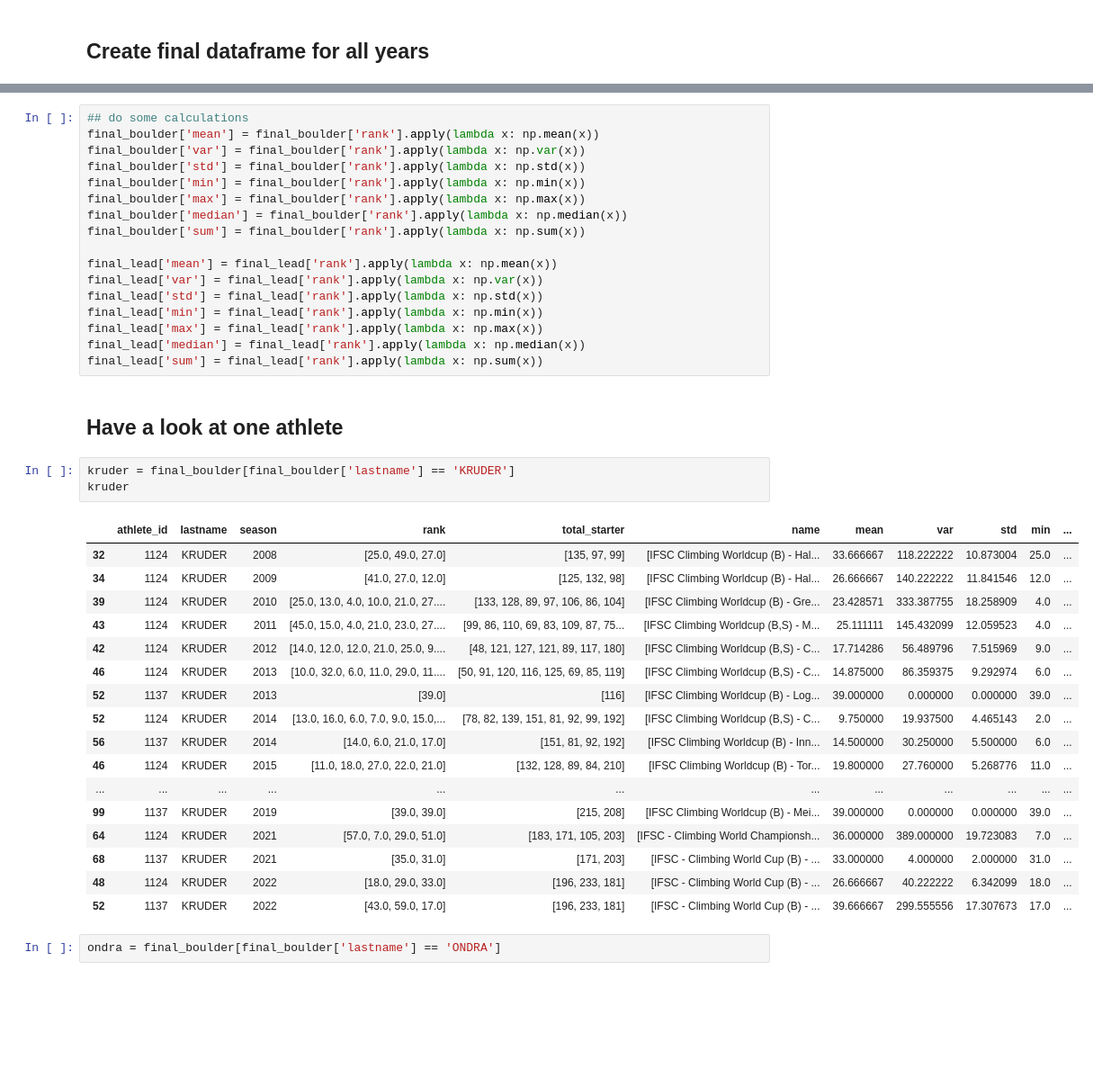
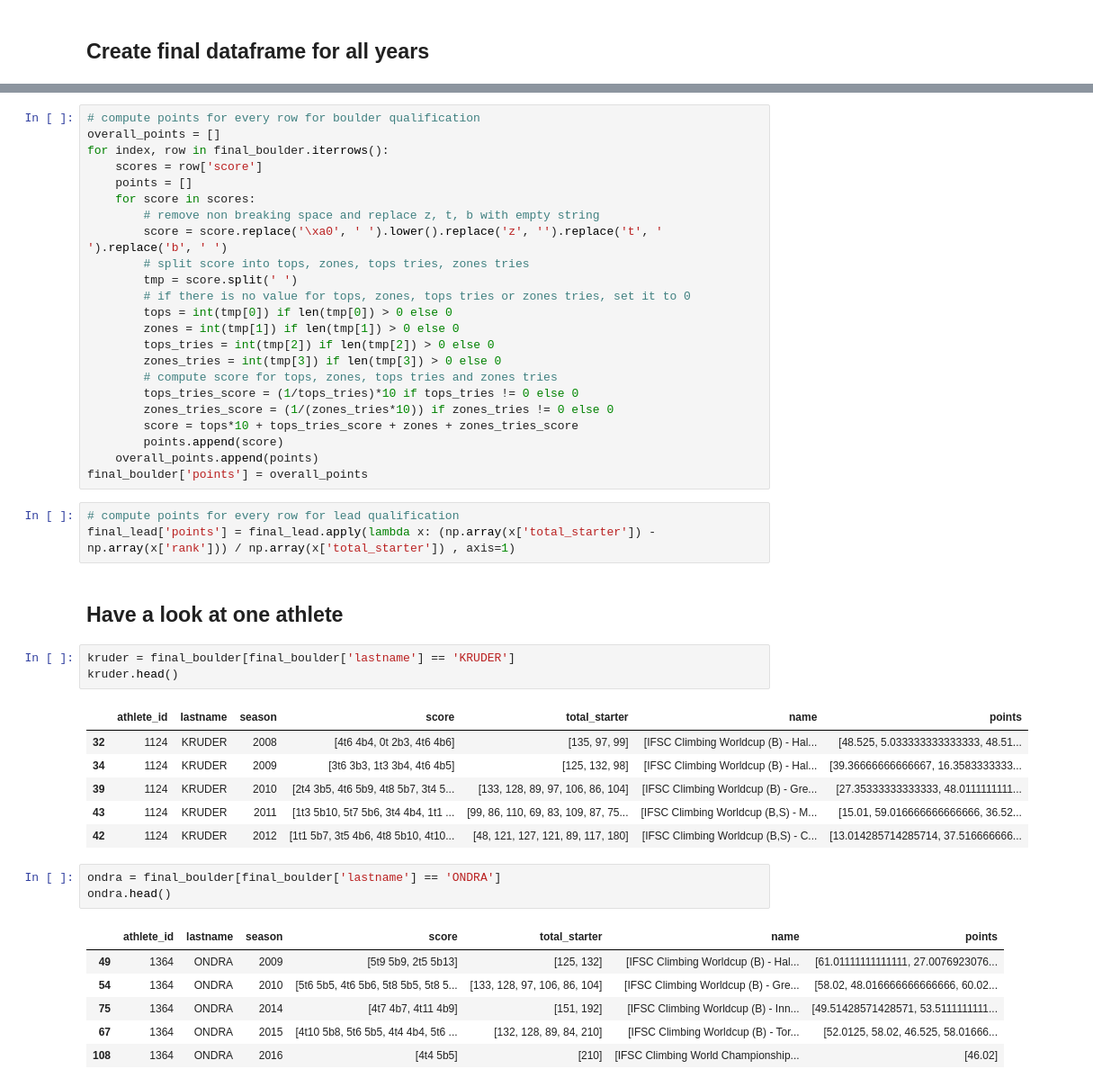
Before and after one commit to unicorne/luck_vs_skill, a Jupyter notebook: data/climbing.ipynb, the cells around one changed output, grey strips where cells are left out. Shown: that part at 90% size. Cells and saved outputs as stored; diff of their text form; blank space fills up the shorter version.

Commit message:
Bouldering with scores instead with ranks

```diff
--- a/data/climbing.ipynb
+++ b/data/climbing.ipynb
@@ -228,44 +174,50 @@ See the caveats in the documentation: https://pandas.pydata.org/pandas-docs/stab
-# %%
-## do some calculations
-final_boulder['mean'] = final_boulder['rank'].apply(lambda x: np.mean(x))
-final_boulder['var'] = final_boulder['rank'].apply(lambda x: np.var(x))
-final_boulder['std'] = final_boulder['rank'].apply(lambda x: np.std(x))
-final_boulder['min'] = final_boulder['rank'].apply(lambda x: np.min(x))
-final_boulder['max'] = final_boulder['rank'].apply(lambda x: np.max(x))
-final_boulder['median'] = final_boulder['rank'].apply(lambda x: np.median(x))
-final_boulder['sum'] = final_boulder['rank'].apply(lambda x: np.sum(x))
-
-final_lead['mean'] = final_lead['rank'].apply(lambda x: np.mean(x))
-final_lead['var'] = final_lead['rank'].apply(lambda x: np.var(x))
-final_lead['std'] = final_lead['rank'].apply(lambda x: np.std(x))
-final_lead['min'] = final_lead['rank'].apply(lambda x: np.min(x))
-final_lead['max'] = final_lead['rank'].apply(lambda x: np.max(x))
-final_lead['median'] = final_lead['rank'].apply(lambda x: np.median(x))
-final_lead['sum'] = final_lead['rank'].apply(lambda x: np.sum(x))
+# %%
+# compute points for every row for boulder qualification
+overall_points = []
+for index, row in final_boulder.iterrows():
+    scores = row['score']
+    points = []
+    for score in scores:
+        # remove non breaking space and replace z, t, b with empty string
+        score = score.replace('\xa0', ' ').lower().replace('z', '').replace('t', ' ').replace('b', ' ')
+        # split score into tops, zones, tops tries, zones tries
+        tmp = score.split(' ')
+        # if there is no value for tops, zones, tops tries or zones tries, set it to 0
+        tops = int(tmp[0]) if len(tmp[0]) > 0 else 0
+        zones = int(tmp[1]) if len(tmp[1]) > 0 else 0
+        tops_tries = int(tmp[2]) if len(tmp[2]) > 0 else 0
+        zones_tries = int(tmp[3]) if len(tmp[3]) > 0 else 0
+        # compute score for tops, zones, tops tries and zones tries
+        tops_tries_score = (1/tops_tries)*10 if tops_tries != 0 else 0
+        zones_tries_score = (1/(zones_tries*10)) if zones_tries != 0 else 0
+        score = tops*10 + tops_tries_score + zones + zones_tries_score
+        points.append(score)
+    overall_points.append(points)
+final_boulder['points'] = overall_points
+# %%
+# compute points for every row for lead qualification
+final_lead['points'] = final_lead.apply(lambda x: (np.array(x['total_starter']) - np.array(x['rank'])) / np.array(x['total_starter']) , axis=1)
 # %% [markdown]
 ## Have a look at one athlete
 # %%
 kruder = final_boulder[final_boulder['lastname'] == 'KRUDER']
-kruder
+kruder.head()
 # %% [output]
-|  | athlete_id | lastname | season | rank | total_starter | name | mean | var | std | min | ... |
-| 32 | 1124 | KRUDER | 2008 | [25.0, 49.0, 27.0] | [135, 97, 99] | [IFSC Climbing Worldcup (B) - Hal... | 33.666667 | 118.222222 | 10.873004 | 25.0 | ... |
-| 34 | 1124 | KRUDER | 2009 | [41.0, 27.0, 12.0] | [125, 132, 98] | [IFSC Climbing Worldcup (B) - Hal... | 26.666667 | 140.222222 | 11.841546 | 12.0 | ... |
-| 39 | 1124 | KRUDER | 2010 | [25.0, 13.0, 4.0, 10.0, 21.0, 27.... | [133, 128, 89, 97, 106, 86, 104] | [IFSC Climbing Worldcup (B) - Gre... | 23.428571 | 333.387755 | 18.258909 | 4.0 | ... |
-| 43 | 1124 | KRUDER | 2011 | [45.0, 15.0, 4.0, 21.0, 23.0, 27.... | [99, 86, 110, 69, 83, 109, 87, 75... | [IFSC Climbing Worldcup (B,S) - M... | 25.111111 | 145.432099 | 12.059523 | 4.0 | ... |
-| 42 | 1124 | KRUDER | 2012 | [14.0, 12.0, 12.0, 21.0, 25.0, 9.... | [48, 121, 127, 121, 89, 117, 180] | [IFSC Climbing Worldcup (B,S) - C... | 17.714286 | 56.489796 | 7.515969 | 9.0 | ... |
-| 46 | 1124 | KRUDER | 2013 | [10.0, 32.0, 6.0, 11.0, 29.0, 11.... | [50, 91, 120, 116, 125, 69, 85, 119] | [IFSC Climbing Worldcup (B,S) - C... | 14.875000 | 86.359375 | 9.292974 | 6.0 | ... |
-| 52 | 1137 | KRUDER | 2013 | [39.0] | [116] | [IFSC Climbing Worldcup (B) - Log... | 39.000000 | 0.000000 | 0.000000 | 39.0 | ... |
-| 52 | 1124 | KRUDER | 2014 | [13.0, 16.0, 6.0, 7.0, 9.0, 15.0,... | [78, 82, 139, 151, 81, 92, 99, 192] | [IFSC Climbing Worldcup (B,S) - C... | 9.750000 | 19.937500 | 4.465143 | 2.0 | ... |
-| 56 | 1137 | KRUDER | 2014 | [14.0, 6.0, 21.0, 17.0] | [151, 81, 92, 192] | [IFSC Climbing Worldcup (B) - Inn... | 14.500000 | 30.250000 | 5.500000 | 6.0 | ... |
-| 46 | 1124 | KRUDER | 2015 | [11.0, 18.0, 27.0, 22.0, 21.0] | [132, 128, 89, 84, 210] | [IFSC Climbing Worldcup (B) - Tor... | 19.800000 | 27.760000 | 5.268776 | 11.0 | ... |
-| ... | ... | ... | ... | ... | ... | ... | ... | ... | ... | ... | ... |
-| 99 | 1137 | KRUDER | 2019 | [39.0, 39.0] | [215, 208] | [IFSC Climbing Worldcup (B) - Mei... | 39.000000 | 0.000000 | 0.000000 | 39.0 | ... |
-| 64 | 1124 | KRUDER | 2021 | [57.0, 7.0, 29.0, 51.0] | [183, 171, 105, 203] | [IFSC - Climbing World Championsh... | 36.000000 | 389.000000 | 19.723083 | 7.0 | ... |
-| 68 | 1137 | KRUDER | 2021 | [35.0, 31.0] | [171, 203] | [IFSC - Climbing World Cup (B) - ... | 33.000000 | 4.000000 | 2.000000 | 31.0 | ... |
-| 48 | 1124 | KRUDER | 2022 | [18.0, 29.0, 33.0] | [196, 233, 181] | [IFSC - Climbing World Cup (B) - ... | 26.666667 | 40.222222 | 6.342099 | 18.0 | ... |
-| 52 | 1137 | KRUDER | 2022 | [43.0, 59.0, 17.0] | [196, 233, 181] | [IFSC - Climbing World Cup (B) - ... | 39.666667 | 299.555556 | 17.307673 | 17.0 | ... |
+|  | athlete_id | lastname | season | score | total_starter | name | points |
+| 32 | 1124 | KRUDER | 2008 | [4t6 4b4, 0t 2b3, 4t6 4b6] | [135, 97, 99] | [IFSC Climbing Worldcup (B) - Hal... | [48.525, 5.033333333333333, 48.51... |
+| 34 | 1124 | KRUDER | 2009 | [3t6 3b3, 1t3 3b4, 4t6 4b5] | [125, 132, 98] | [IFSC Climbing Worldcup (B) - Hal... | [39.36666666666667, 16.3583333333... |
+| 39 | 1124 | KRUDER | 2010 | [2t4 3b5, 4t6 5b9, 4t8 5b7, 3t4 5... | [133, 128, 89, 97, 106, 86, 104] | [IFSC Climbing Worldcup (B) - Gre... | [27.35333333333333, 48.0111111111... |
+| 43 | 1124 | KRUDER | 2011 | [1t3 5b10, 5t7 5b6, 3t4 4b4, 1t1 ... | [99, 86, 110, 69, 83, 109, 87, 75... | [IFSC Climbing Worldcup (B,S) - M... | [15.01, 59.016666666666666, 36.52... |
+| 42 | 1124 | KRUDER | 2012 | [1t1 5b7, 3t5 4b6, 4t8 5b10, 4t10... | [48, 121, 127, 121, 89, 117, 180] | [IFSC Climbing Worldcup (B,S) - C... | [13.014285714285714, 37.516666666... |
 # %%
 ondra = final_boulder[final_boulder['lastname'] == 'ONDRA']
+ondra.head()
+# %% [output]
+|  | athlete_id | lastname | season | score | total_starter | name | points |
+| 49 | 1364 | ONDRA | 2009 | [5t9 5b9, 2t5 5b13] | [125, 132] | [IFSC Climbing Worldcup (B) - Hal... | [61.01111111111111, 27.0076923076... |
+| 54 | 1364 | ONDRA | 2010 | [5t6 5b5, 4t6 5b6, 5t8 5b5, 5t8 5... | [133, 128, 97, 106, 86, 104] | [IFSC Climbing Worldcup (B) - Gre... | [58.02, 48.016666666666666, 60.02... |
+| 75 | 1364 | ONDRA | 2014 | [4t7 4b7, 4t11 4b9] | [151, 192] | [IFSC Climbing Worldcup (B) - Inn... | [49.51428571428571, 53.5111111111... |
+| 67 | 1364 | ONDRA | 2015 | [4t10 5b8, 5t6 5b5, 4t4 4b4, 5t6 ... | [132, 128, 89, 84, 210] | [IFSC Climbing Worldcup (B) - Tor... | [52.0125, 58.02, 46.525, 58.01666... |
+| 108 | 1364 | ONDRA | 2016 | [4t4 5b5] | [210] | [IFSC Climbing World Championship... | [46.02] |
 # %%
 # write schedules for every athlete and every year
```
Also changed, not shown: parts of 18 cells of this notebook, 47 other files.
